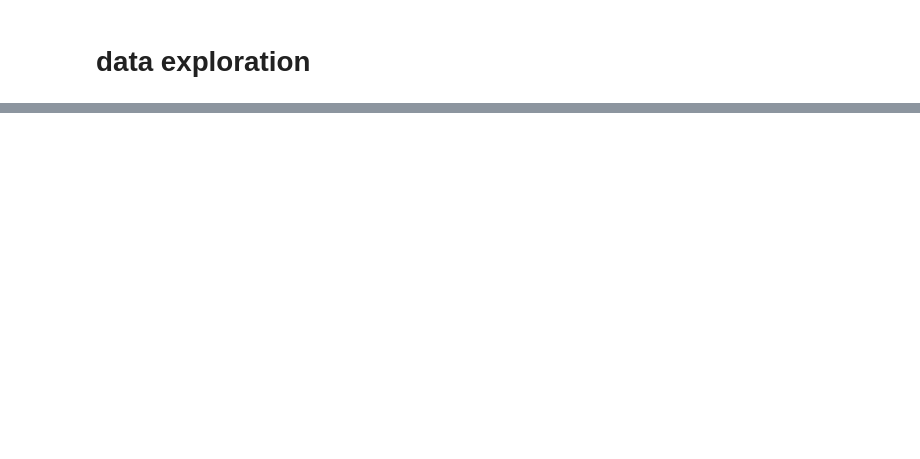
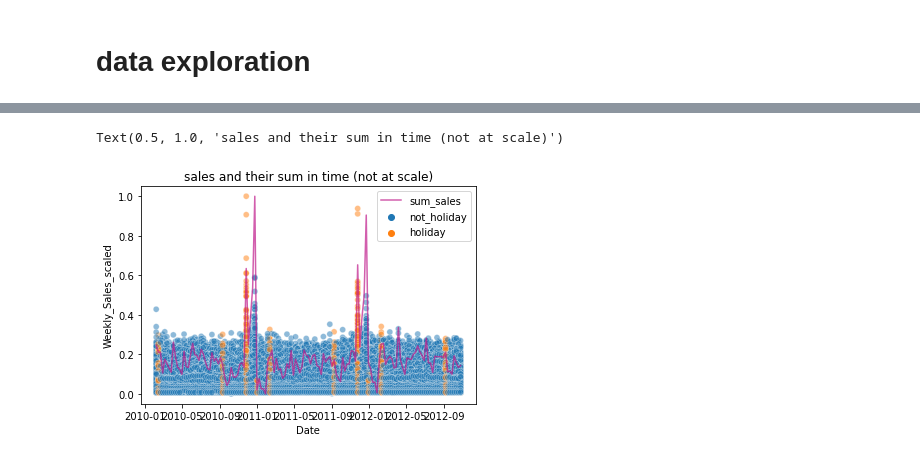
Before and after one commit to thomatrixting/Walmart_analysis, a Jupyter notebook: notebooks/1.0-thomas-data_exploration.ipynb, the cells around one changed output, grey strips where cells are left out. Cells and saved outputs as stored; diff of their text form; code cells hidden in the pictures; blank space fills up the shorter version.

```diff
--- a/notebooks/1.0-thomas-data_exploration.ipynb
+++ b/notebooks/1.0-thomas-data_exploration.ipynb
@@ -40,0 +65,23 @@ sns.pairplot(df_filled)
+# %%
+def min_max_scaler(series):
+    x_min = series.min()
+    x_max = series.max()
+
+    scaler = lambda x: (x-x_min)/(x_max-x_min)
+    return series.apply(scaler)
+# %%
+data = train
+data['IsHoliday_value'] = pd.get_dummies(data['IsHoliday'],drop_first=True).replace({0:'not_holiday',1:'holiday'})
+data['Weekly_Sales_scaled'] = min_max_scaler(data['Weekly_Sales'])
+
+total_week_sales['Weekly_Sales_scaled'] = min_max_scaler(total_week_sales['Weekly_Sales'])
+
+plt.figure(figsize=(10,6))
+sns.scatterplot(data=data, x='Date',y='Weekly_Sales_scaled',hue='IsHoliday_value',alpha=0.5)
+sns.lineplot(data=total_week_sales,x='Date',y='Weekly_Sales_scaled',color='#bf1a8b',alpha=0.7)
+
+plt.legend(['sum_sales','_','not_holiday','holiday'])
+plt.title('sales and their sum in time (not at scale)')
+# %% [output]
+Text(0.5, 1.0, 'sales and their sum in time (not at scale)')
+[figure, added]
```
Also changed, not shown: parts of 15 cells of this notebook, 1 other file.
